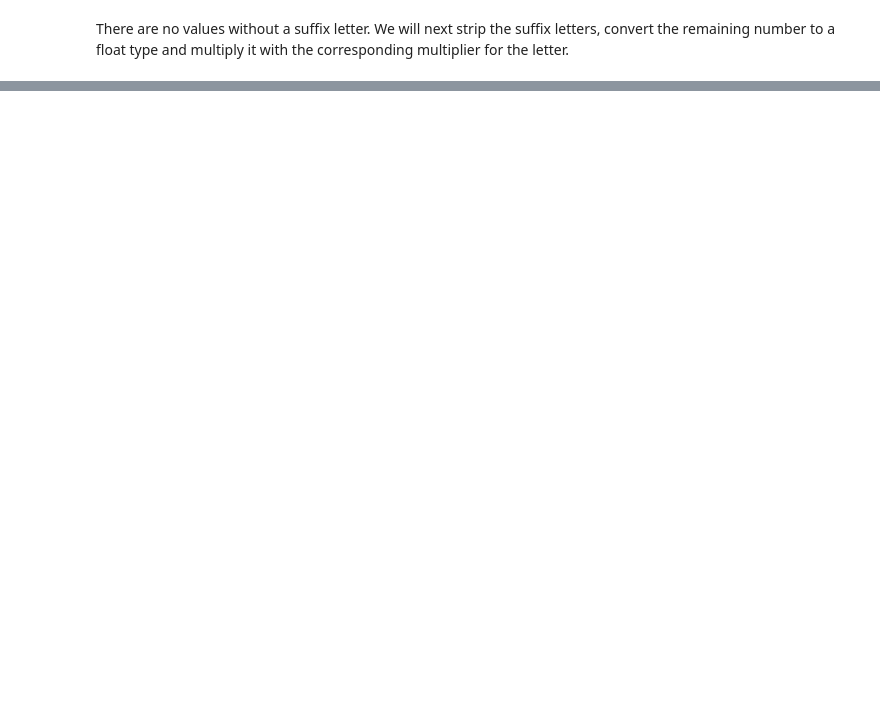
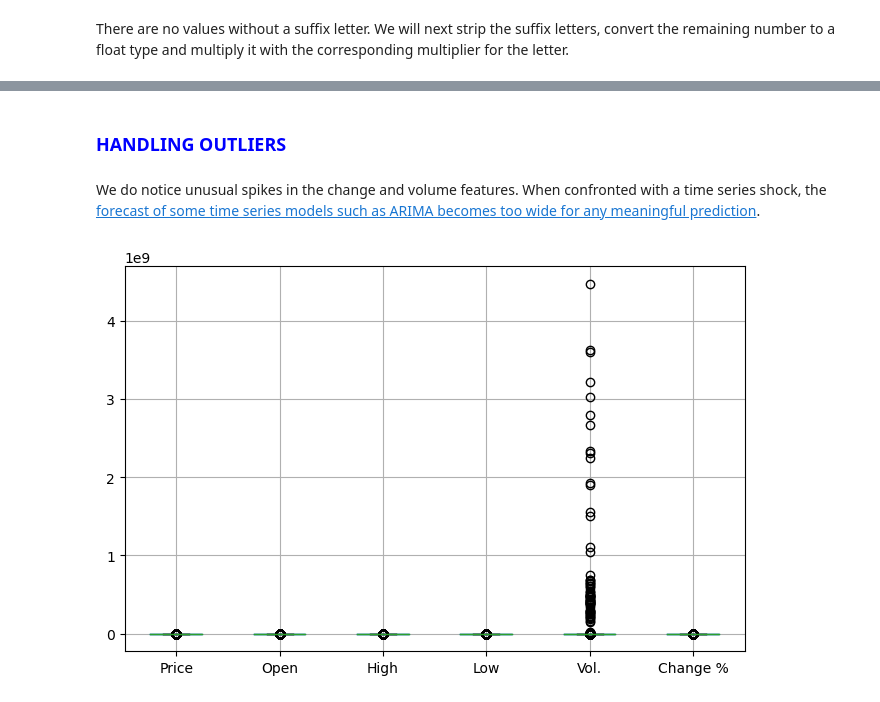
Before and after one commit to leogachimu/Currency_Exchange_Rate_Prediction, a Jupyter notebook: group_18_notebook.ipynb, the cells around one changed output, grey strips where cells are left out. Cells and saved outputs as stored; diff of their text form; code cells hidden in the pictures; blank space fills up the shorter version.

```diff
--- a/group_18_notebook.ipynb
+++ b/group_18_notebook.ipynb
@@ -180,0 +352,9 @@ stock['Change %'].str.extract(r'(%+)$')
+# %% [markdown]
+### <span style="color:blue">HANDLING OUTLIERS</span> <a class="anchor" id="ninth-bullet"></a>
+# %% [markdown]
+We do notice unusual spikes in the change and volume features.
+When confronted with a time series shock, the [forecast of some time series models such as ARIMA becomes too wide for any meaningful prediction](https://iopscience.iop.org/article/10.1088/1742-6596/954/1/012010/pdf).
+# %%
+bitcoin_df.boxplot(figsize = (8,5));
+# %% [output]
+[figure, added]
```
Also changed, not shown: parts of 148 cells of this notebook.
